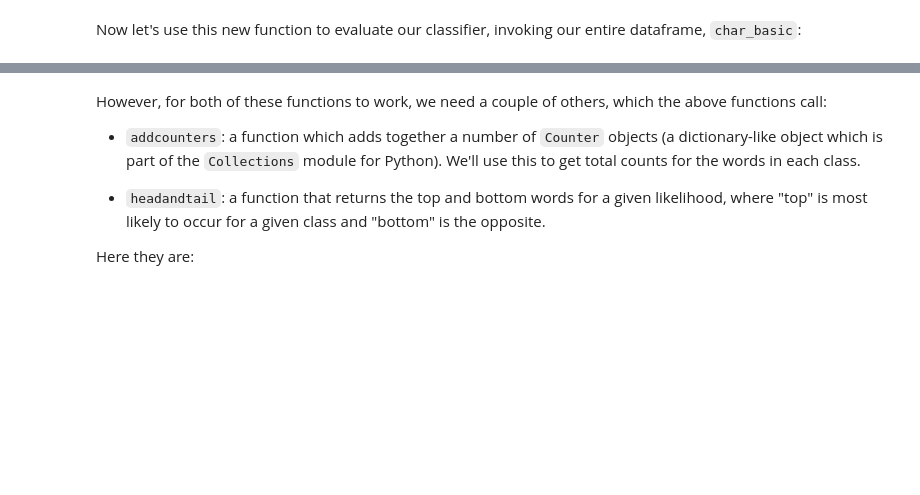
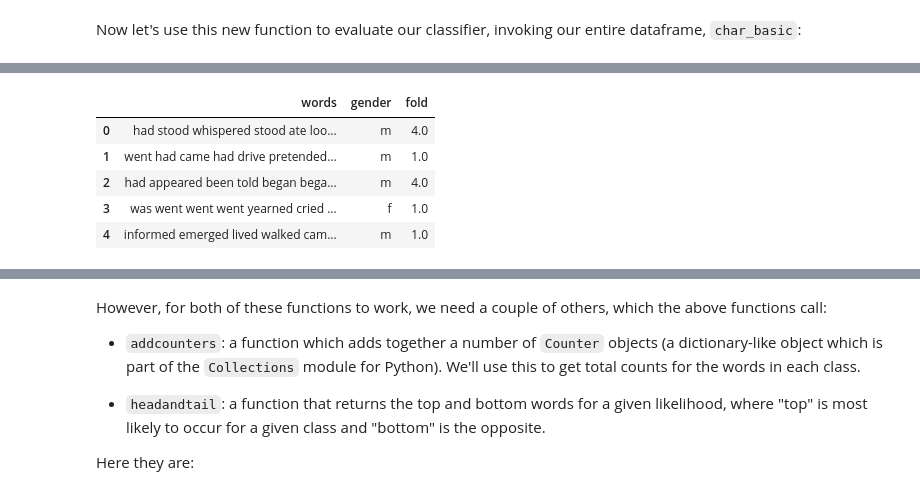
Before and after one commit to rdubnic2/lis590dsh, a Jupyter notebook: LIS 590DSH Final Project/final-submitted/Dubnicek_lis590dsh_disability-chars.ipynb, the cells around one changed output, grey strips where cells are left out. Saved outputs shown, nothing was run; the diff lists cells and outputs as text; code cells hidden in the pictures; blank space fills up the shorter version.

```diff
--- a/LIS 590DSH Final Project/final-submitted/Dubnicek_lis590dsh_disability-chars.ipynb
+++ b/LIS 590DSH Final Project/final-submitted/Dubnicek_lis590dsh_disability-chars.ipynb
@@ -585,0 +614,31 @@ Average accuracy is  96.8 %
+# %%
+def gen_test(dataframe, rowidx):
+    if dataframe['gender'][rowidx] == '1': # checking our binary column for identification of each review
+        return 'm'
+    else:
+        return 'f'
+
+gen_labels = ch_gen['gender']
+gen_words = char_df['words']
+
+gen_source = []
+gen_fold = []
+
+for idx in ch_gen.index: # iterating through a data frame, by row, based on index
+    gen_source.append(gen_test(ch_gen, idx)) # using the gen_test function above to populate the gen_source column
+    gen_fold.append(random.sample(list(range(5)), 1)[0]) # using random.sample to populate the gen_source column
+
+gen_source = pd.Series(gen_source, index = ch_gen.index) # creating a Pandas series out of the above gen_source info
+gen_fold = pd.Series(gen_fold, index = ch_gen.index) # creating a Pandas series out of the above gen_fold info
+
+ch_gen_basic = pd.concat([gen_words, gen_source, gen_fold], axis = 1) # creating a new data frame with all of the above info
+ch_gen_basic.columns = ['words', 'gender', 'fold'] # renaming columns for our use
+
+ch_gen_basic.head()
+# %% [output]
+|  | words | gender | fold |
+| 0 | had stood whispered stood ate loo... | m | 4.0 |
+| 1 | went had came had drive pretended... | m | 1.0 |
+| 2 | had appeared been told began bega... | m | 4.0 |
+| 3 | was went went went yearned cried ... | f | 1.0 |
+| 4 | informed emerged lived walked cam... | m | 1.0 |
```
Also changed, not shown: parts of 33 cells of this notebook, 5 other files.
